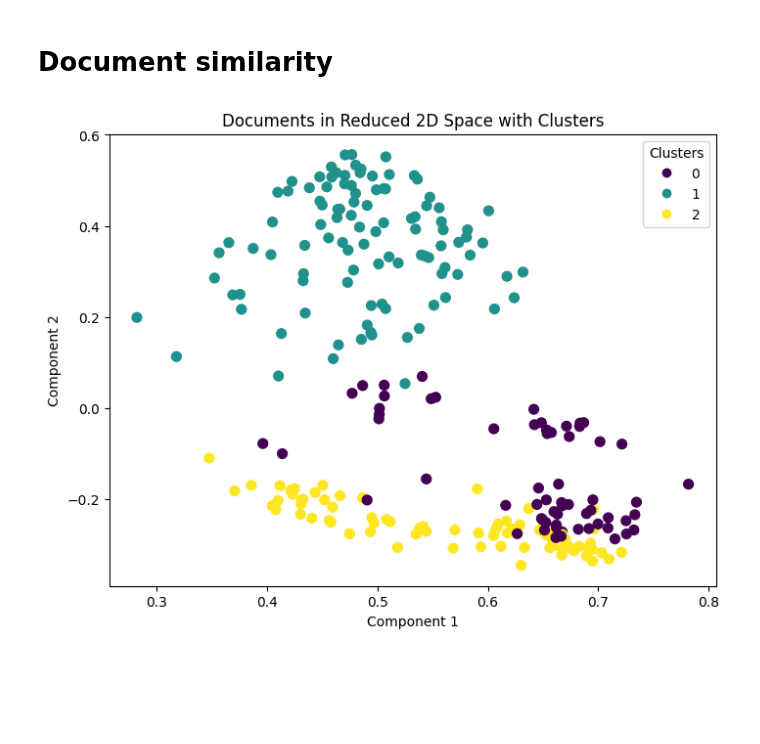
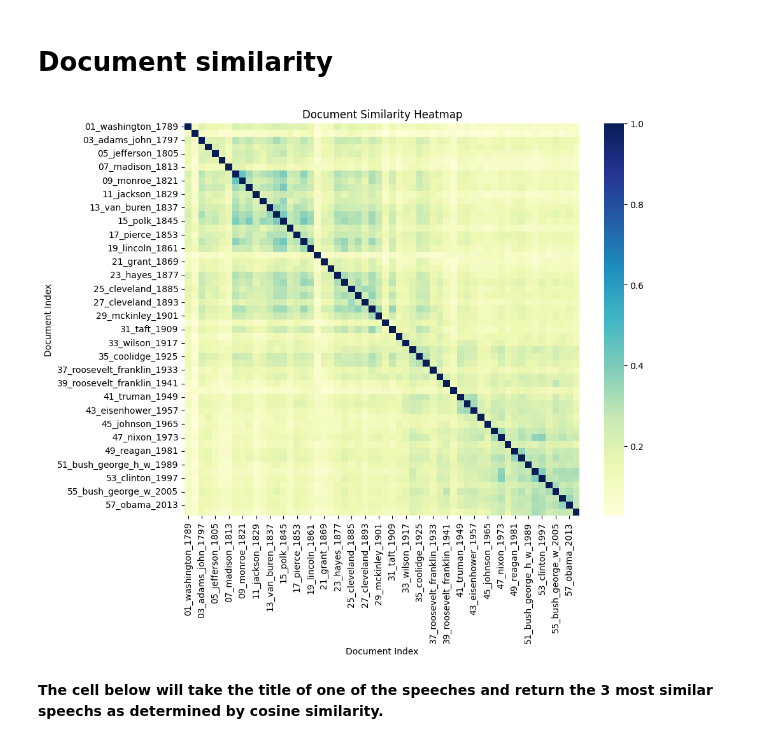
Before and after one commit to alex-smith-uwec/NLP_Spring2025, a Jupyter notebook: Inauguration_TF_IDF_Scikit_Learn.ipynb, the cells around one changed output. Saved outputs shown, nothing was run; the diff lists cells and outputs as text; code cells hidden in the pictures; blank space fills up the shorter version.

```diff
--- a/Inauguration_TF_IDF_Scikit_Learn.ipynb
+++ b/Inauguration_TF_IDF_Scikit_Learn.ipynb
@@ -84,0 +91,4 @@ print(tfidf_df.head())
+# %%
+import glob
+text_files=glob.glob(f"{my_path}/*.txt")
+text_files=sorted(text_files)
@@ -84,0 +105,2 @@ print(tfidf_df.head())
+# %%
+tfidf_vectorizer = TfidfVectorizer(input='filename', stop_words='english')
@@ -84,0 +109,3 @@ print(tfidf_df.head())
+# %%
+tfidf_vector = tfidf_vectorizer.fit_transform(text_files)
+#this is a sparse matrix
@@ -84,0 +114,2 @@ print(tfidf_df.head())
+# %%
+tfidf_df = pd.DataFrame(tfidf_vector.toarray(), index=text_titles, columns=tfidf_vectorizer.get_feature_names_out())
@@ -85,32 +153,23 @@ print(tfidf_df.head())
 # %% [markdown]
 # **Document similarity**
-# %%
-from sklearn.decomposition import TruncatedSVD
-from sklearn.cluster import KMeans
-import matplotlib.pyplot as plt
-
-# Initialize TruncatedSVD
-svd = TruncatedSVD(n_components=4, random_state=42)
-reduced_matrix = svd.fit_transform(tfidf_matrix)
-
-# Apply KMeans Clustering
-num_clusters = 3  # Adjust this based on your data
-kmeans = KMeans(n_clusters=num_clusters, random_state=42)
-clusters = kmeans.fit_predict(reduced_matrix)
-
-# Plot with cluster coloring
-plt.figure(figsize=(8, 6))
-scatter = plt.scatter(reduced_matrix[:, 0], reduced_matrix[:, 1], c=clusters, cmap='viridis', s=50)
-
-# Optional: Annotate documents if needed
-# for i, doc in enumerate(sorted_texts):
-#     plt.annotate(f'Doc {i+1}', (reduced_matrix[i, 0], reduced_matrix[i, 1]))
-
-# Add legend for clusters
-plt.legend(*scatter.legend_elements(), title="Clusters")
-plt.title('Documents in Reduced 2D Space with Clusters')
-plt.xlabel('Component 1')
-plt.ylabel('Component 2')
-plt.show()
-# %% [output]
-[figure, removed]
+# %%
+import numpy as np
+import pandas as pd
+import seaborn as sns
+import matplotlib.pyplot as plt
+
+
+# Compute the dot product
+similarity_matrix = tfidf_df.dot(tfidf_df.T)
+
+# Generate a heatmap
+plt.figure(figsize=(10, 8))
+sns.heatmap(similarity_matrix, cmap="YlGnBu")
+plt.title('Document Similarity Heatmap')
+plt.xlabel('Document Index')
+plt.ylabel('Document Index')
+plt.show()
+# %% [output]
+[figure, added]
+# %% [markdown]
+**The cell below will take the title of one of the speeches and return the 3 most similar speechs as determined by cosine similarity.**
```
Also changed, not shown: parts of 69 cells of this notebook.
